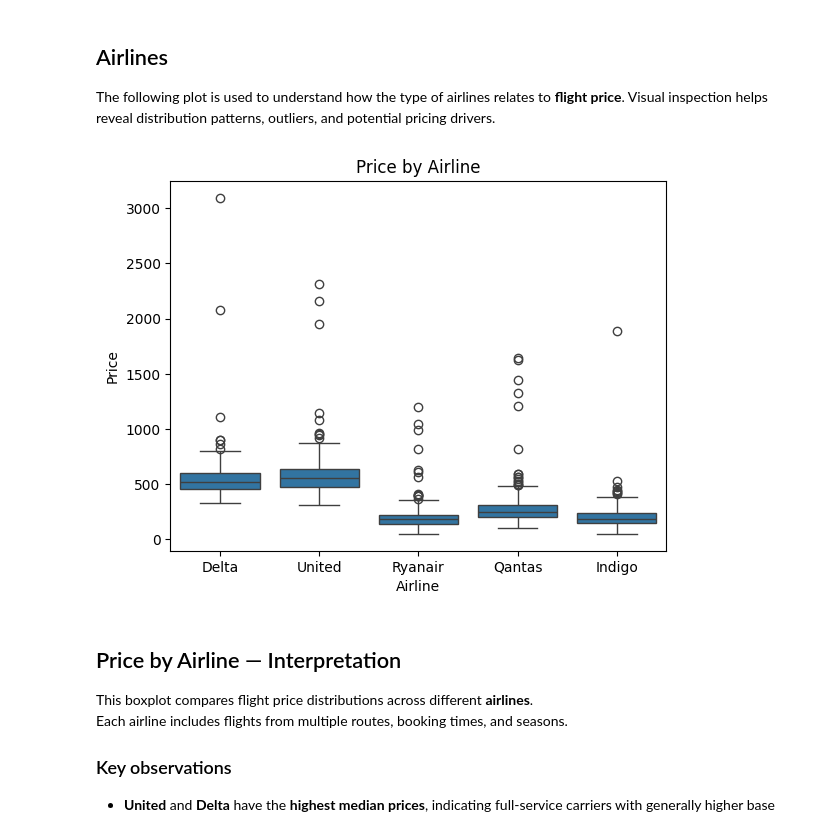
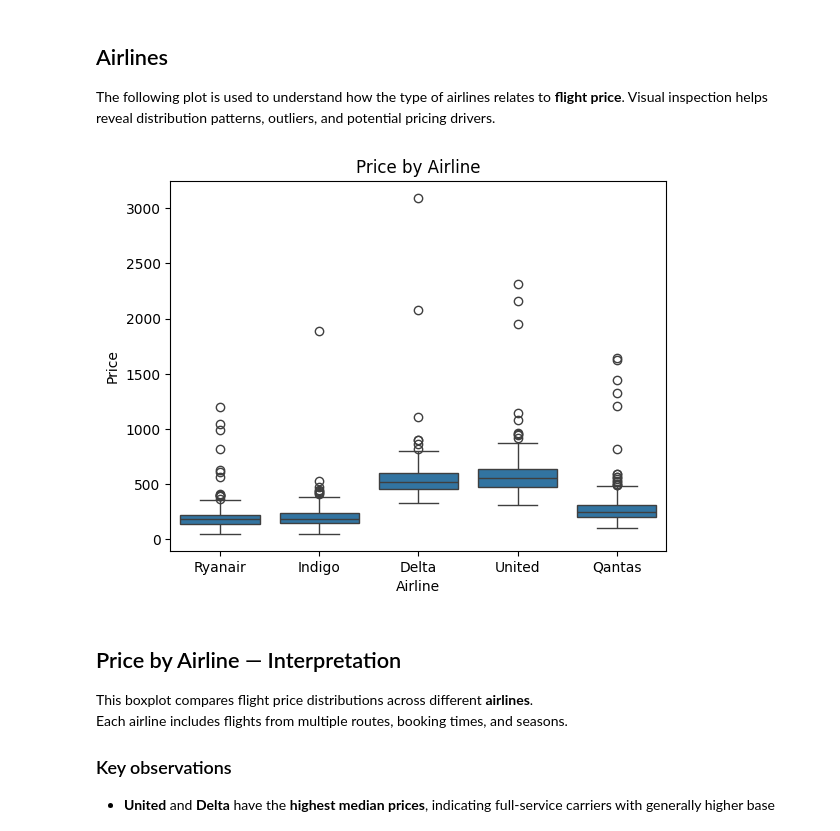
Before and after one commit to jjianhhao/Flight-Price-Predictor, a Jupyter notebook: Notebooks/01_data_exploration_fully_documented.ipynb, the cells around one changed output. Saved outputs shown, nothing was run; the diff lists cells and outputs as text; code cells hidden in the pictures.

```diff
--- a/Notebooks/01_data_exploration_fully_documented.ipynb
+++ b/Notebooks/01_data_exploration_fully_documented.ipynb
@@ -19,6 +28,11 @@ import seaborn as sns
 # pip install pandas matplotlib seaborn
 # %%
-# Load datasets
-df = pd.read_csv('../Data/Raw/flight_data_1year.csv')
-df.head()
+spark = SparkSession.builder.appName("Flights").getOrCreate()
+
+# Load CSV safely with Pandas
+pandas_df = pd.read_csv("../Data/Raw/flight_data_1year.csv")
+# Convert to Spark
+df = spark.createDataFrame(pandas_df)
+# Do Spark processing
+df.show(5)
 # %% [output]
@@ -97,6 +124,14 @@ For the duplicate rows and empty price fields, we will remove them.
 
 Since we are trying to predict the prices, there would not be any meaning in replacing their values as it may corrupt the values and give rise to a poor accuracy.
 # %%
-df = df.drop_duplicates()
-df.duplicated().sum()
+df = df.dropDuplicates()
+dup_count = (
+    df.groupBy(df.columns)
+      .count()
+      .filter(F.col("count") > 1)
+      .agg(F.sum(F.col("count") - 1))
+      .collect()[0][0]
+)
+
+print(f"Number of duplicate rows: {dup_count}")
 # %% [output]
@@ -155,12 +194,13 @@ df.to_csv('../Data/Cleaned/cleaned_flight_data.csv', index = False)
 
 The following plot is used to understand how the departure month relates to **flight price**. Visual inspection helps reveal distribution patterns, outliers, and potential pricing drivers.
 # %%
-df['dep_month'] = df['departure_date'].dt.month
+df = df.withColumn('dep_month', F.month(F.col('departure_date')))
+pdf = df.toPandas()
 
 sns.boxplot(
     x='dep_month',
     y='price',
-    data=df
+    data=pdf
 )
 plt.title('Price by Departure Month')
 plt.xlabel('Departure Month')
@@ -193,12 +233,12 @@ Departure month reflects **broad seasonal trends**, but due to high variance and
 
 The following plot is used to understand how the route taken relates to **flight price**. Visual inspection helps reveal distribution patterns, outliers, and potential pricing drivers.
 # %%
-df['route'] = df['origin'] +'-'+ df['destination']
-
+df = df.withColumn("route", F.concat_ws("-", F.col("origin"), F.col("destination")))
+pdf = df.toPandas()
 sns.boxplot(
     x='route',
     y='price',
-    data=df
+    data=pdf
 )
 plt.title('Price by Route')
 plt.xlabel('Route')
@@ -243,15 +283,15 @@ The following plot is used to understand how the type of airlines relates to **f
 # %%
 sns.boxplot(
     x='airline',
     y='price',
-    data=df
+    data=pdf
 )
 plt.title('Price by Airline')
 plt.xlabel('Airline')
 plt.ylabel('Price')
 plt.show()
 # %% [output]
-[figure, old version]
+[figure, new version]
 # %% [markdown]
 ## Price by Airline — Interpretation
 
```
Also changed, not shown: parts of 26 cells of this notebook, 1 other file.
